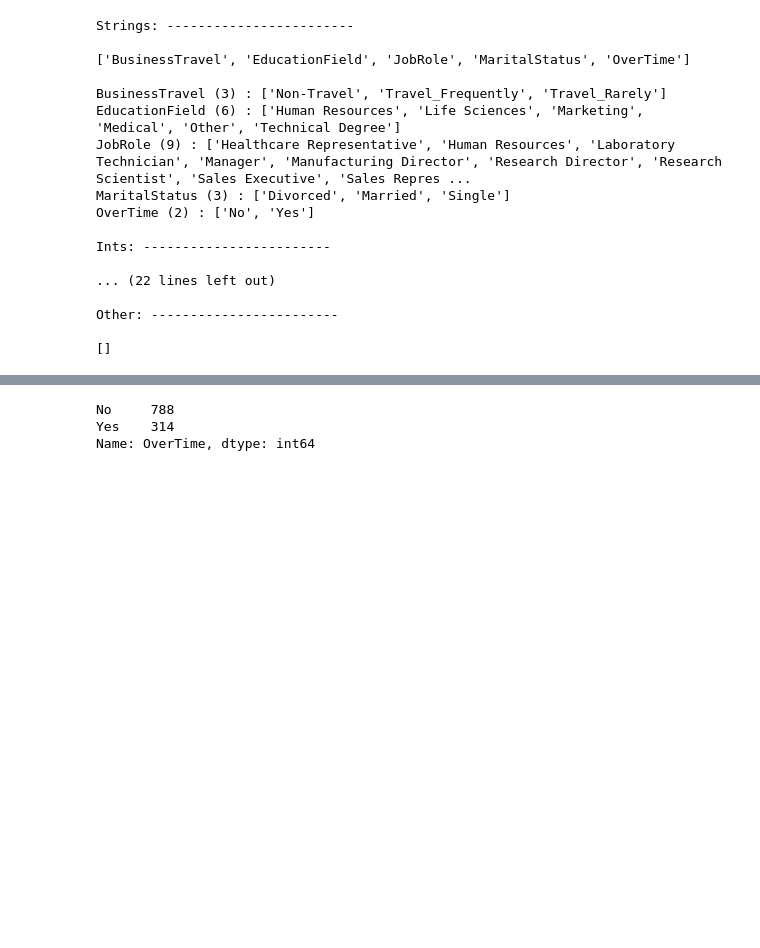
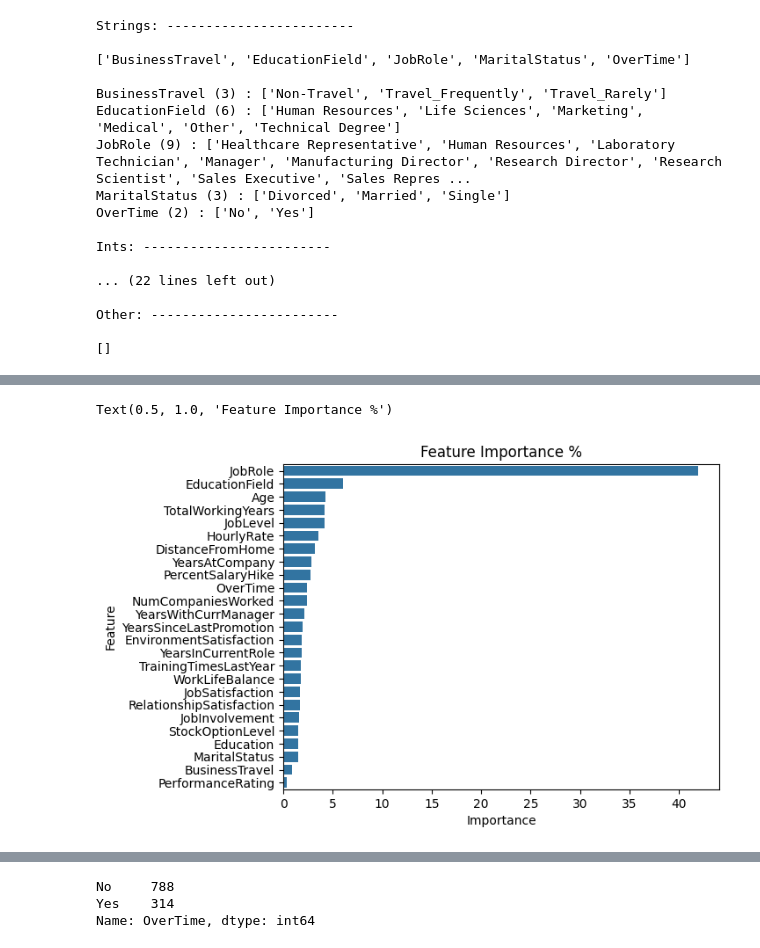
Before and after one commit to willablackmon/attrition_multibranch_neural_network, a Jupyter notebook: attrition.ipynb, the cells around one changed output, grey strips where cells are left out. Drawn from its saved outputs; the diff is of its cells as text; code cells hidden in the pictures; blank space fills up the shorter version.

```diff
--- a/attrition.ipynb
+++ b/attrition.ipynb
@@ -215,3 +193,0 @@ dtype: object
-# %%
-X_df = attrition_df.drop(columns = ['Attrition', 'Department'])
-display(X_df.head())
@@ -217,0 +280,12 @@ display(X_df.head())
+# %%
+# Plot Seaborn bar chart of feature importance:
+import seaborn as sns
+ord_feature_importances_df = ord_feature_importances_df.sort_values(by='Importance', ascending=False)
+
+bar_plot = sns.barplot(data=ord_feature_importances_df, x='Importance', y='Feature')
+bar_plot.set_title("Feature Importance %")
+# Rotate the x-axis labels
+# plt.xticks(rotation=45, horizontalalignment='right')
+# %% [output]
+Text(0.5, 1.0, 'Feature Importance %')
+[figure, added]
```
Also changed, not shown: parts of 23 cells of this notebook.
